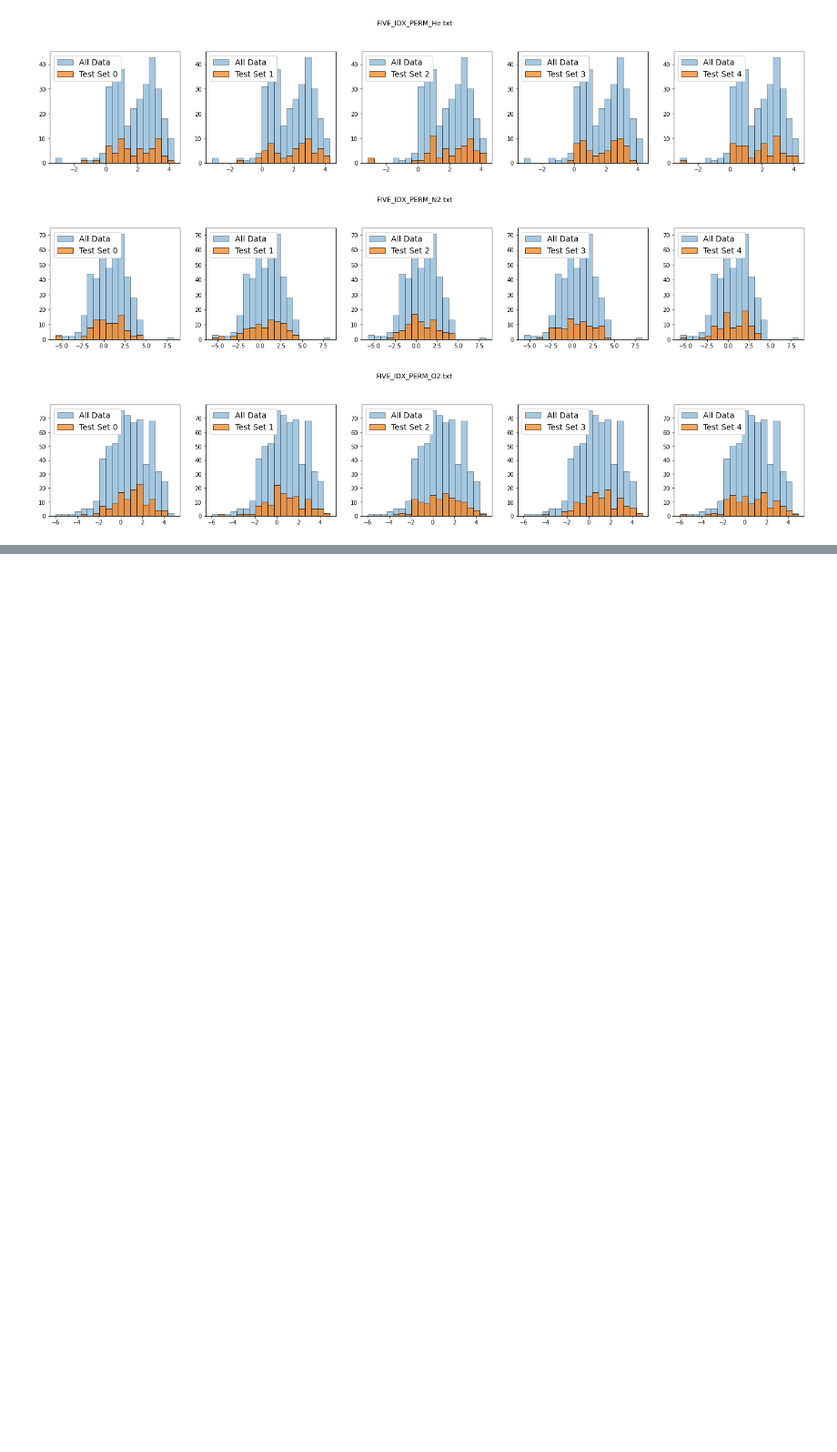
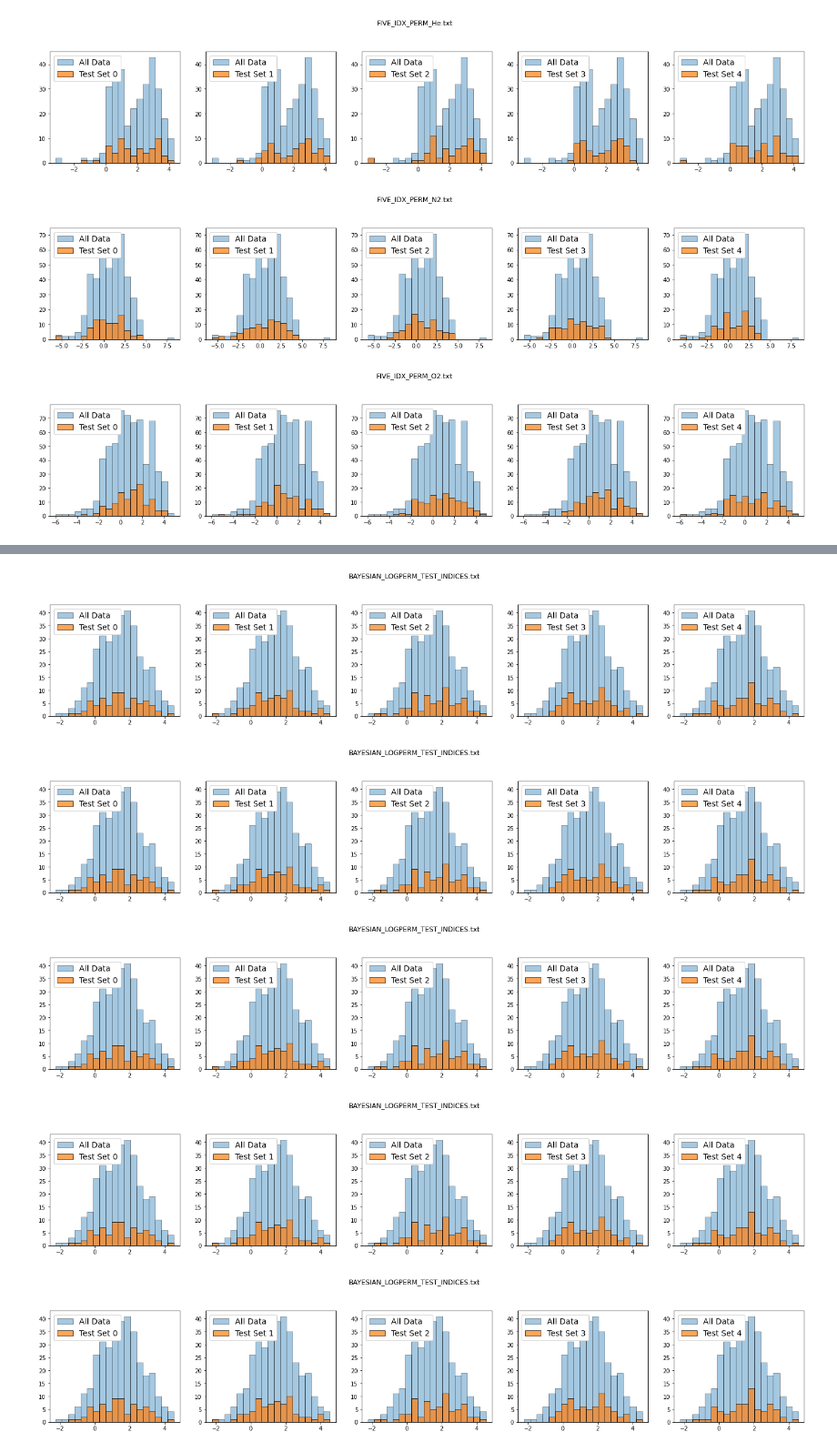
Before and after one commit to songs1/PolyPy, a Jupyter notebook: PolyPy3_load_data.ipynb, the cells around one changed output, grey strips where cells are left out. Shown at 91% size. Saved outputs shown, nothing was run; the diff lists cells and outputs as text; code cells hidden in the pictures; blank space fills up the shorter version.

```diff
--- a/PolyPy3_load_data.ipynb
+++ b/PolyPy3_load_data.ipynb
@@ -501,0 +582,19 @@ if __name__ == "__main__" and '__file__' not in globals():
+# %%
+# Bayesian Log-Permeability dataset
+
+bayes_logperm = pd.read_csv('permeability_Bayesian.txt')
+bayes_logperm_smiles = np.array(bayes_logperm['SMILES'])
+bayes_logperm_mols = np.array([Chem.MolFromSmiles(sm) for sm in bayes_logperm_smiles])
+bayes_logperm_fp_counts, bayes_logperm_fp_inventory = get_fp_counts(bayes_logperm_mols, 3, True)
+
+bayes_logperm_y = []
+bayes_logperm_y_zScore = []
+for j in range(6): # 6 molecules, actually not known which corresponds to which, sigh...
+    bayes_logperm_y.append(np.array(bayes_logperm[f'y{j}']))
+    bayes_logperm_y_zScore.append(norm_zScore(bayes_logperm[f'y{j}'])[0])
+bayes_logperm_y = np.array(bayes_logperm_y).T
+bayes_logperm_y_zScore = np.array(bayes_logperm_y_zScore).T
+bayes_logperm_std = np.array([[np.std(bayes_logperm[f'y{j}'])]*71 for j in range(6)]).T
+
+print('Database Imported:\tBaysian Log-Permeability Database')
+bayes_logperm
@@ -501,0 +616,44 @@ if __name__ == "__main__" and '__file__' not in globals():
+# %%
+# ALL 5 OF THE SPLIT SETS IN THE IBM DATABASE ARE IDENTICAL - KEEP THAT AS THE FIRST SPLIT AND GENERATE 4 MORE RANDOM ONES
+#---------------------------------------------------------------------------------------------------------------------------
+# BAYES_LOGPERM_TEST_INDICES = []
+# for split in range(5):
+#     with open(f'bayes_logperm_splits/{split}/test.txt') as f:
+#         BAYES_LOGPERM_TEST_INDICES.append([int(idx) for idx in f.read().split('\n')[:-1]])
+
+# print(BAYES_LOGPERM_TEST_INDICES[3])
+# print(len(BAYES_LOGPERM_TEST_INDICES[3]))
+#---------------------------------------------------------------------------------------------------------------------------
+
+if __name__ == "__main__" and '__file__' not in globals():
+
+    def get_n_splits(y, saveLoc, n=5, test_size=0.2):
+        out = [sorted(np.random.choice(list(range(len(y))), size=int(test_size*len(y))+1, replace=False)) for i in range(n)]
+        # print(len(out[0]))
+        with open(saveLoc, 'w') as f:
+            f.write(f'{out}')
+
+    def split_hist(y, fileName):
+        with open(fileName) as f:
+            splits = eval(f.read())
+
+        bins = np.linspace(min(y), max(y)*1.01, 20)
+        plt.figure(figsize=(24,8))
+        plt.suptitle(fileName)
+        for i,ti in enumerate(splits):
+            plt.subplot(2,5,i+1)
+            plt.hist(y, bins=bins, edgecolor='k', alpha=0.4, label='All Data')
+            test_idx = np.array(ti)
+            plt.hist(y[test_idx], bins=bins, alpha=0.7, edgecolor='k', label=f'Test Set {i}')
+            plt.legend(fontsize=14, framealpha=1, bbox_to_anchor=(0,1), loc='upper left')
+
+    if False:
+        get_n_splits(bayes_logperm_y[:,0], f'BAYESIAN_LOGPERM_TEST_INDICES.txt')
+    for i in range(5):
+        split_hist(bayes_logperm_y[:,0], f'BAYESIAN_LOGPERM_TEST_INDICES.txt')
+# %% [output]
+[figure, added]
+[figure, added]
+[figure, added]
+[figure, added]
+[figure, added]
```
Also changed, not shown: parts of 8 cells of this notebook.
